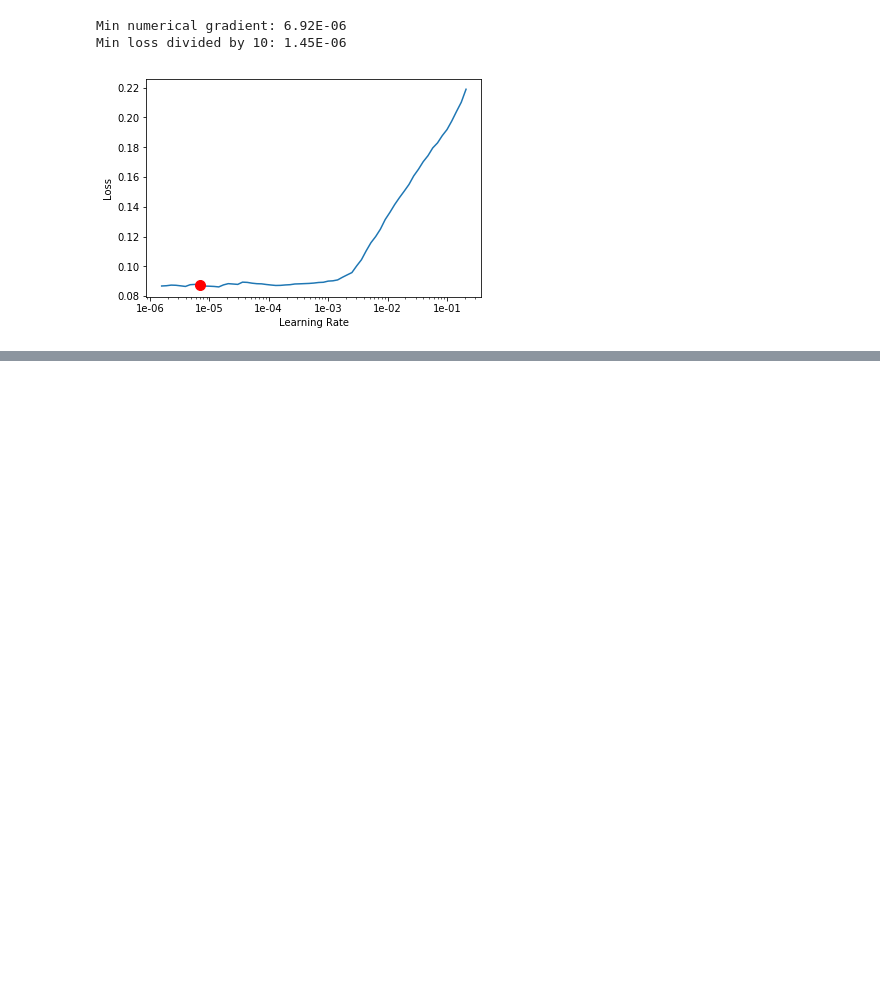
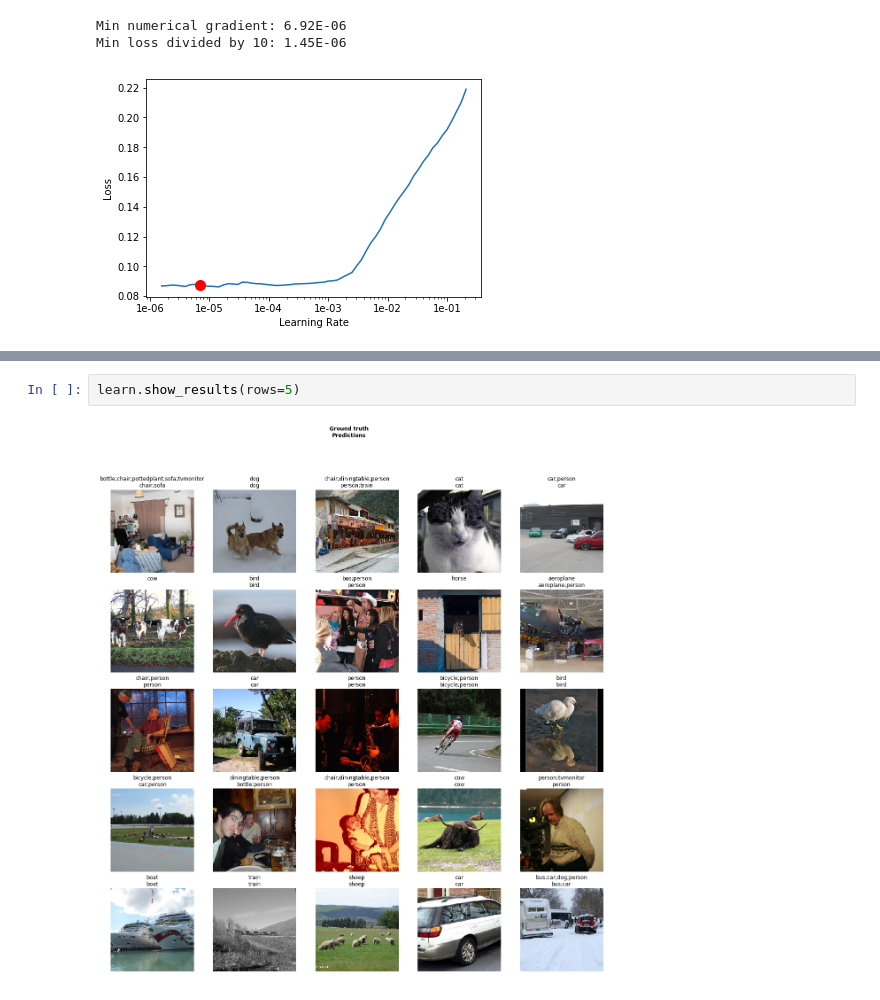
Before and after one commit to sidravic/SSD_ObjectDetection_2, a Jupyter notebook: train/MultiLabelClassification.ipynb, the cells around one changed output, grey strips where cells are left out. Drawn from its saved outputs; the diff is of its cells as text; blank space fills up the shorter version.

Commit message:
MultiLabel classification with results

```diff
--- a/train/MultiLabelClassification.ipynb
+++ b/train/MultiLabelClassification.ipynb
@@ -357,0 +361,4 @@ learn.fit_one_cycle(1, 8e-6)
+# %%
+learn.show_results(rows=5)
+# %% [output]
+[figure, added]
```
Also changed, not shown: parts of 1 cell of this notebook.
